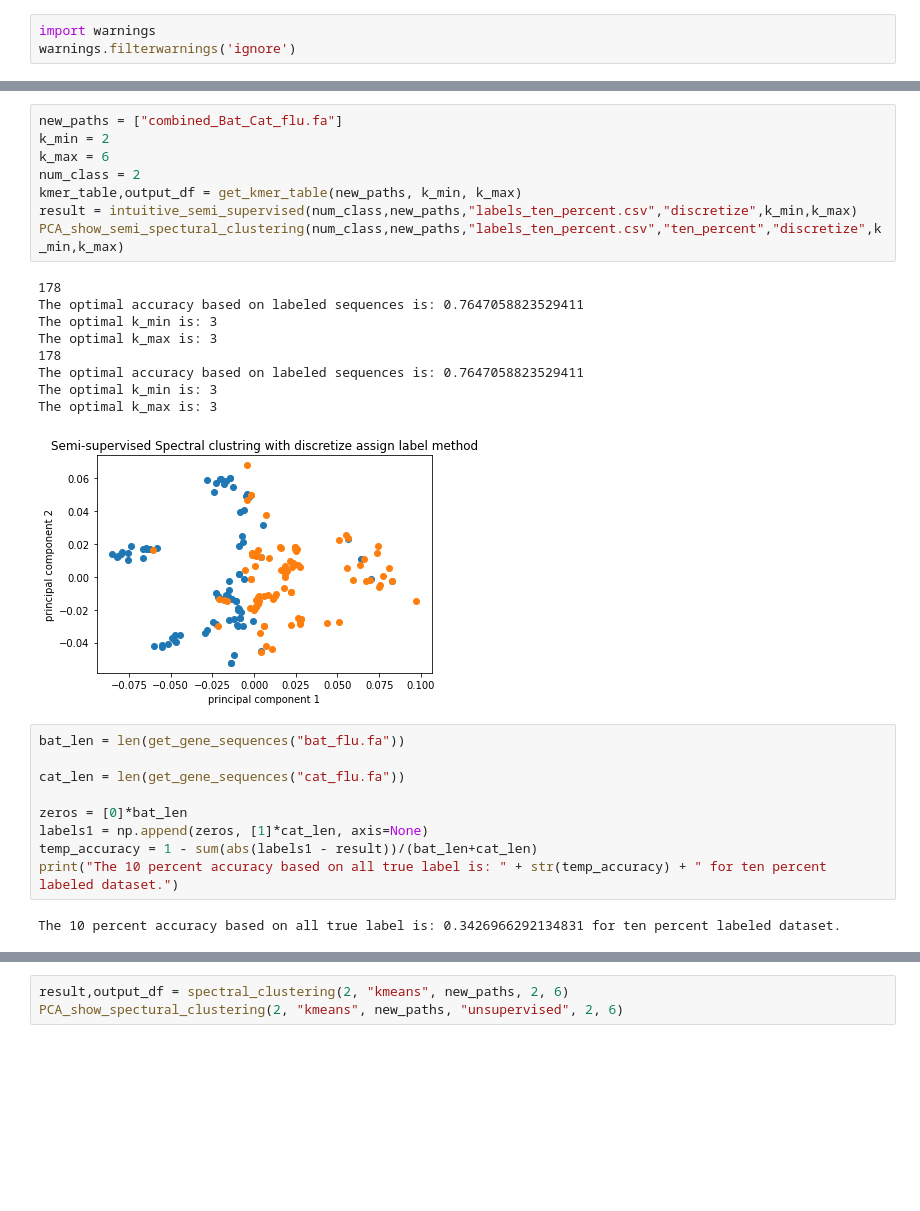
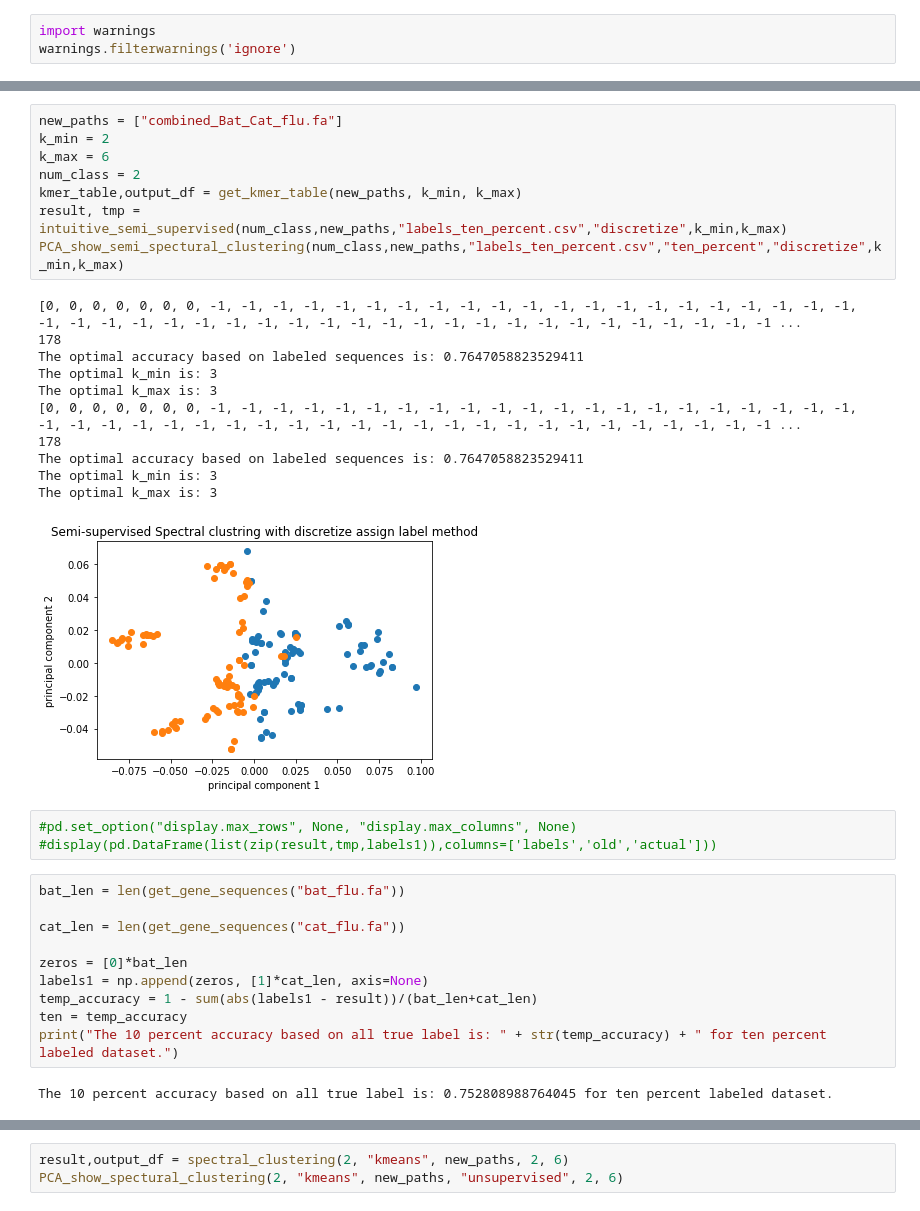
Before and after one commit to solislemuslab/bioklustering, a Jupyter notebook: manuscript/scripts/clustering-and-visualization-updated.ipynb, the cells around one changed output, grey strips where cells are left out. Drawn from its saved outputs; the diff is of its cells as text; blank space fills up the shorter version.

```diff
--- a/manuscript/scripts/clustering-and-visualization-updated.ipynb
+++ b/manuscript/scripts/clustering-and-visualization-updated.ipynb
@@ -309,21 +465,26 @@ The 10 percent only 0s accuracy based on all true label is: 0.702247191011236 fo
 # %%
 new_paths = ["combined_Bat_Cat_flu.fa"]
 k_min = 2
 k_max = 6
 num_class = 2
 kmer_table,output_df = get_kmer_table(new_paths, k_min, k_max)
-result = intuitive_semi_supervised(num_class,new_paths,"labels_ten_percent.csv","discretize",k_min,k_max)
+result, tmp = intuitive_semi_supervised(num_class,new_paths,"labels_ten_percent.csv","discretize",k_min,k_max)
 PCA_show_semi_spectural_clustering(num_class,new_paths,"labels_ten_percent.csv","ten_percent","discretize",k_min,k_max)
 # %% [output]
+[0, 0, 0, 0, 0, 0, 0, -1, -1, -1, -1, -1, -1, -1, -1, -1, -1, -1, -1, -1, -1, -1, -1, -1, -1, -1, -1, -1, -1, -1, -1, -1, -1, -1, -1, -1, -1, -1, -1, -1, -1, -1, -1, -1, -1, -1, -1, -1, -1, -1, -1, -1 ...
 178
 The optimal accuracy based on labeled sequences is: 0.7647058823529411
 The optimal k_min is: 3
 The optimal k_max is: 3
+[0, 0, 0, 0, 0, 0, 0, -1, -1, -1, -1, -1, -1, -1, -1, -1, -1, -1, -1, -1, -1, -1, -1, -1, -1, -1, -1, -1, -1, -1, -1, -1, -1, -1, -1, -1, -1, -1, -1, -1, -1, -1, -1, -1, -1, -1, -1, -1, -1, -1, -1, -1 ...
 178
 The optimal accuracy based on labeled sequences is: 0.7647058823529411
 The optimal k_min is: 3
 The optimal k_max is: 3
-[figure, old version]
+[figure, new version]
+# %%
+#pd.set_option("display.max_rows", None, "display.max_columns", None)
+#display(pd.DataFrame(list(zip(result,tmp,labels1)),columns=['labels','old','actual']))
 # %%
 bat_len = len(get_gene_sequences("bat_flu.fa"))
 
@@ -332,9 +493,10 @@ cat_len = len(get_gene_sequences("cat_flu.fa"))
 zeros = [0]*bat_len
 labels1 = np.append(zeros, [1]*cat_len, axis=None)
 temp_accuracy = 1 - sum(abs(labels1 - result))/(bat_len+cat_len)
+ten = temp_accuracy
 print("The 10 percent accuracy based on all true label is: " + str(temp_accuracy) + " for ten percent labeled dataset.")
 # %% [output]
-The 10 percent accuracy based on all true label is: 0.3426966292134831 for ten percent labeled dataset.
+The 10 percent accuracy based on all true label is: 0.752808988764045 for ten percent labeled dataset.
 # %%
 new_paths = ["combined_Bat_Cat_flu.fa"]
 k_min = 2
```
Also changed, not shown: parts of 7 cells of this notebook, 41 other files.
